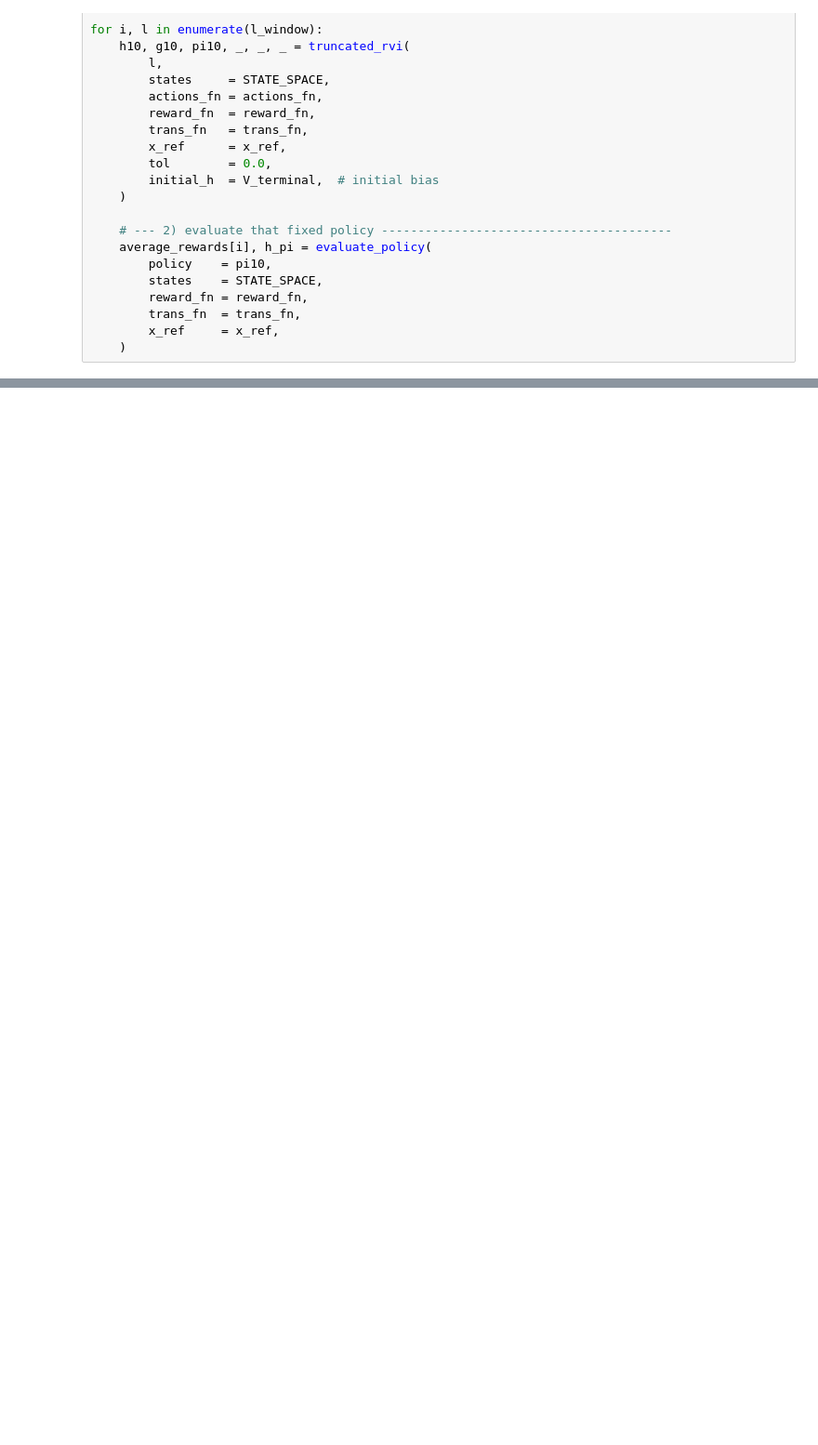
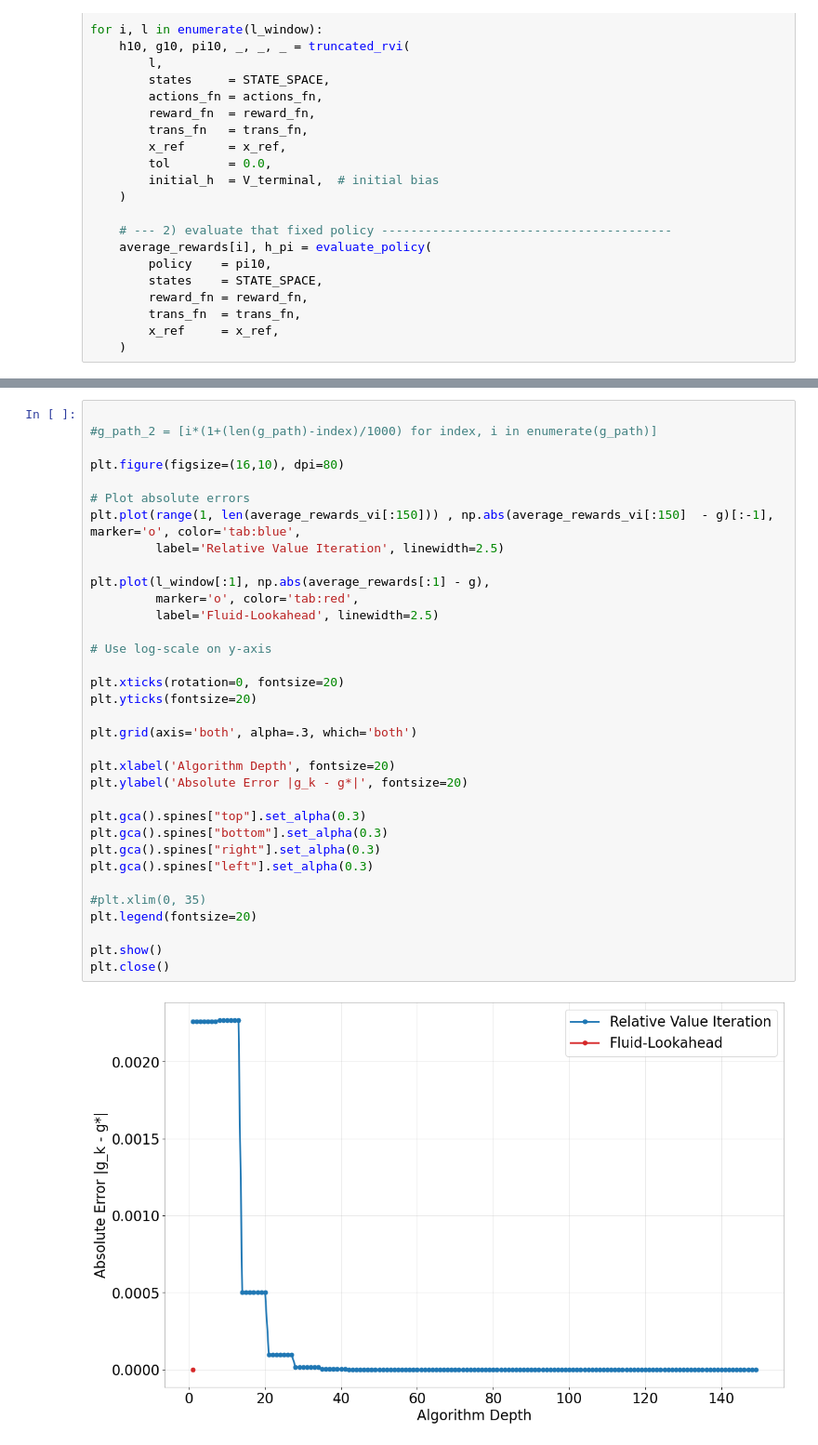
Before and after one commit to danielsloredo/Multi-Secretary-Dyn-Approx, a Jupyter notebook: long-run-average/lookahead_knapsack.ipynb, the cells around one changed output, grey strips where cells are left out. Shown at 93% size. Cells and saved outputs as stored; diff of their text form; blank space fills up the shorter version.

```diff
--- a/long-run-average/lookahead_knapsack.ipynb
+++ b/long-run-average/lookahead_knapsack.ipynb
@@ -634,0 +920,36 @@ plt.close()
+# %%
+
+#g_path_2 = [i*(1+(len(g_path)-index)/1000) for index, i in enumerate(g_path)]
+
+plt.figure(figsize=(16,10), dpi=80)
+
+# Plot absolute errors
+plt.plot(range(1, len(average_rewards_vi[:150])) , np.abs(average_rewards_vi[:150]  - g)[:-1], marker='o', color='tab:blue',
+         label='Relative Value Iteration', linewidth=2.5)
+
+plt.plot(l_window[:1], np.abs(average_rewards[:1] - g),
+         marker='o', color='tab:red',
+         label='Fluid-Lookahead', linewidth=2.5)
+
+# Use log-scale on y-axis
+
+plt.xticks(rotation=0, fontsize=20)
+plt.yticks(fontsize=20)
+
+plt.grid(axis='both', alpha=.3, which='both')
+
+plt.xlabel('Algorithm Depth', fontsize=20)
+plt.ylabel('Absolute Error |g_k - g*|', fontsize=20)
+
+plt.gca().spines["top"].set_alpha(0.3)
+plt.gca().spines["bottom"].set_alpha(0.3)
+plt.gca().spines["right"].set_alpha(0.3)
+plt.gca().spines["left"].set_alpha(0.3)
+
+#plt.xlim(0, 35)
+plt.legend(fontsize=20)
+
+plt.show()
+plt.close()
+# %% [output]
+[figure, added]
```
Also changed, not shown: parts of 12 cells of this notebook, 11 other files.
